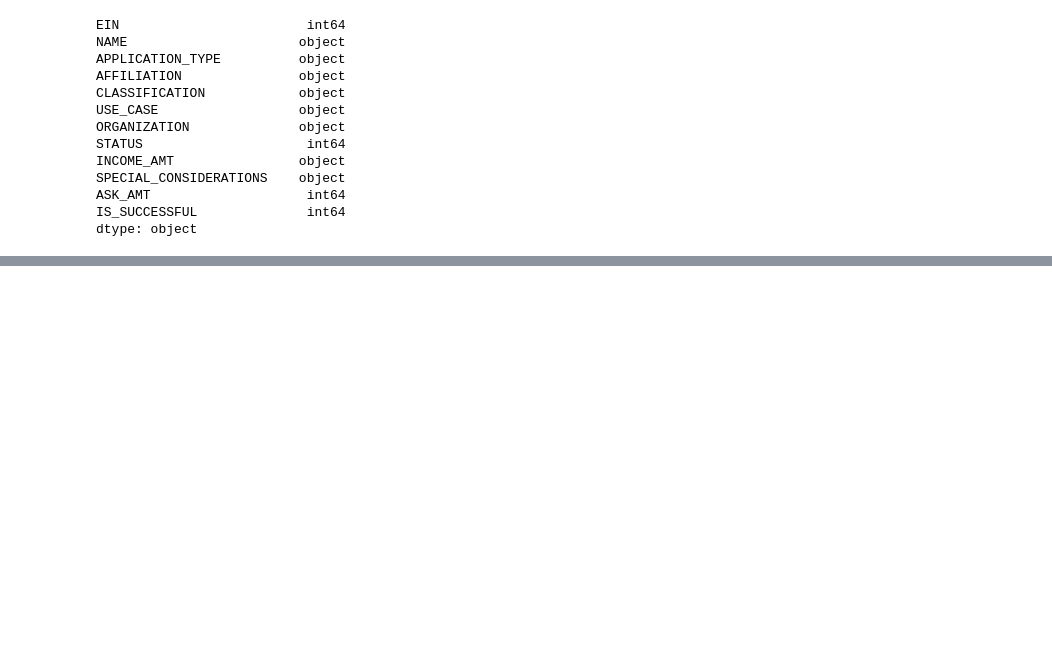
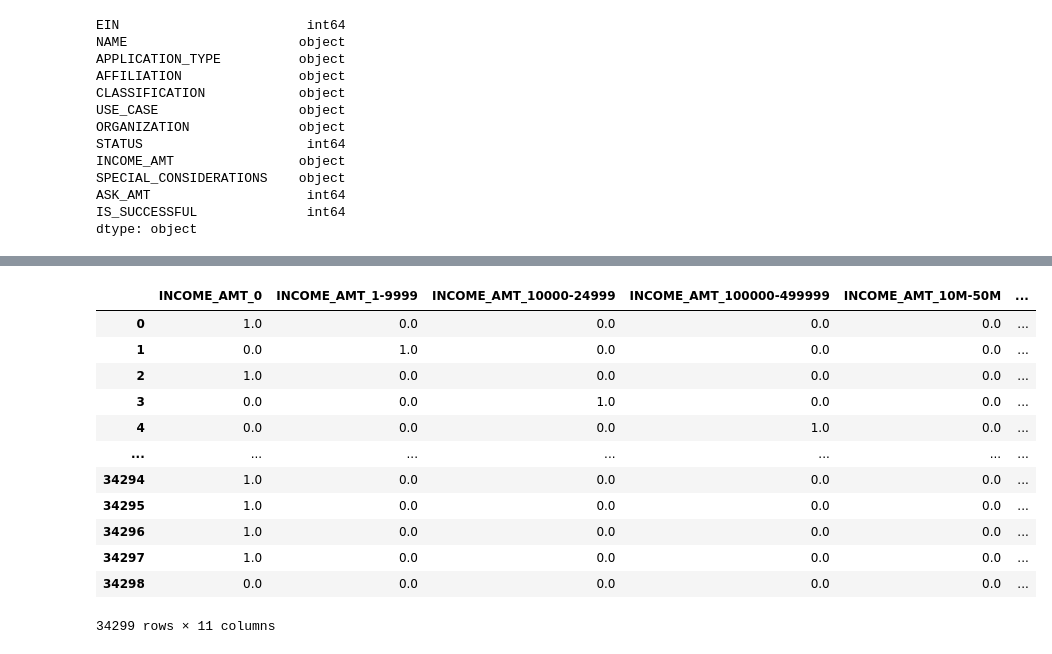
Before and after one commit to madhugirl/alphabet-soup, a Jupyter notebook: model_less_data.ipynb, the cells around one changed output, grey strips where cells are left out. Saved outputs shown, nothing was run; the diff lists cells and outputs as text; code cells hidden in the pictures; blank space fills up the shorter version.

```diff
--- a/model_less_data.ipynb
+++ b/model_less_data.ipynb
@@ -240,0 +87,23 @@ model_loss, model_accuracy = nn_A4.evaluate(X_train_scaled, y_train, verbose=2)
+# %%
+""" adding the encoded data to a new dataframe """
+encoded_df = pd.DataFrame(
+    encoded_data,
+    columns = enc.get_feature_names(categorical_variables)
+)
+
+# Review the DataFrame
+encoded_df
+# %% [output]
+|  | INCOME_AMT_0 | INCOME_AMT_1-9999 | INCOME_AMT_10000-24999 | INCOME_AMT_100000-499999 | INCOME_AMT_10M-50M | ... |
+| 0 | 1.0 | 0.0 | 0.0 | 0.0 | 0.0 | ... |
+| 1 | 0.0 | 1.0 | 0.0 | 0.0 | 0.0 | ... |
+| 2 | 1.0 | 0.0 | 0.0 | 0.0 | 0.0 | ... |
+| 3 | 0.0 | 0.0 | 1.0 | 0.0 | 0.0 | ... |
+| 4 | 0.0 | 0.0 | 0.0 | 1.0 | 0.0 | ... |
+| ... | ... | ... | ... | ... | ... | ... |
+| 34294 | 1.0 | 0.0 | 0.0 | 0.0 | 0.0 | ... |
+| 34295 | 1.0 | 0.0 | 0.0 | 0.0 | 0.0 | ... |
+| 34296 | 1.0 | 0.0 | 0.0 | 0.0 | 0.0 | ... |
+| 34297 | 1.0 | 0.0 | 0.0 | 0.0 | 0.0 | ... |
+| 34298 | 0.0 | 0.0 | 0.0 | 0.0 | 0.0 | ... |
+34299 rows × 11 columns
```
Also changed, not shown: parts of 45 cells of this notebook, 4 other files.
